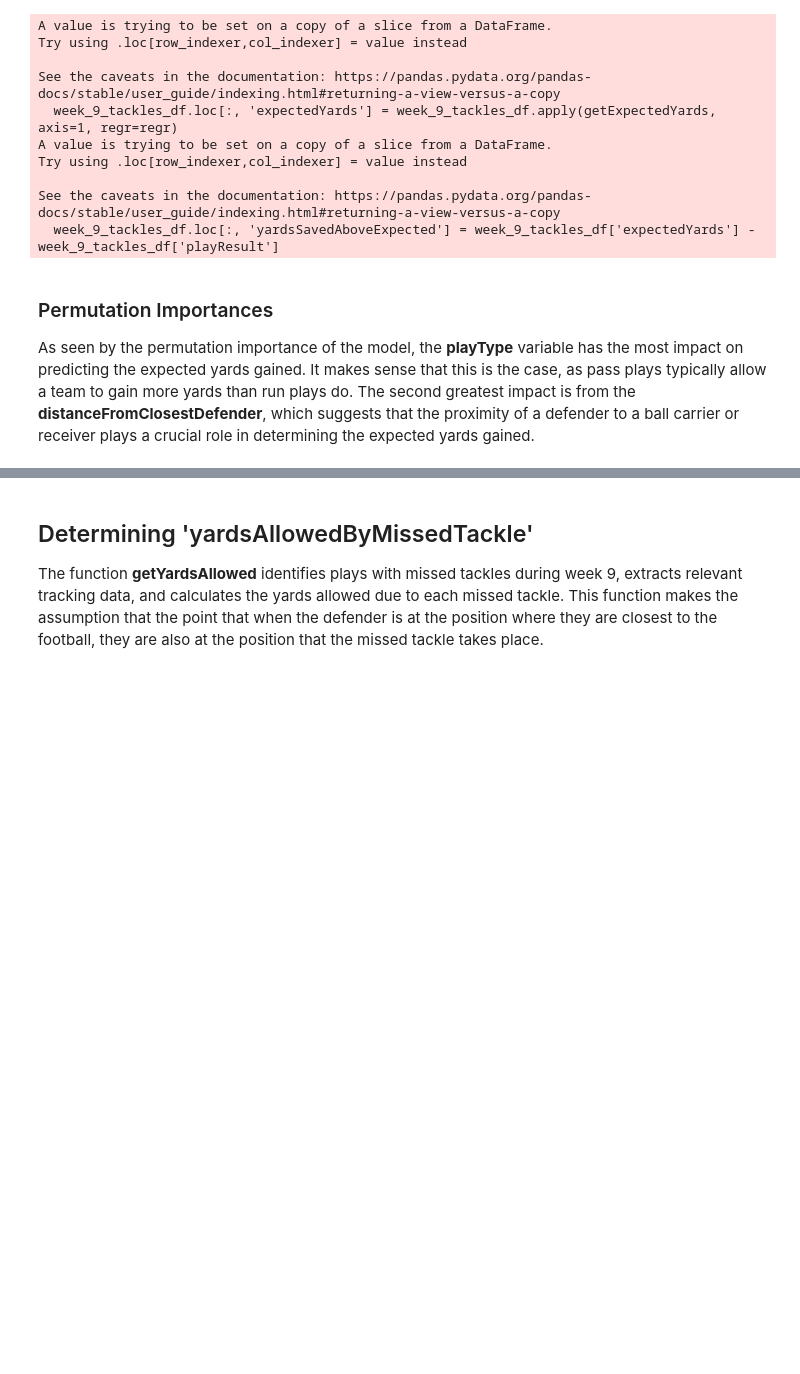
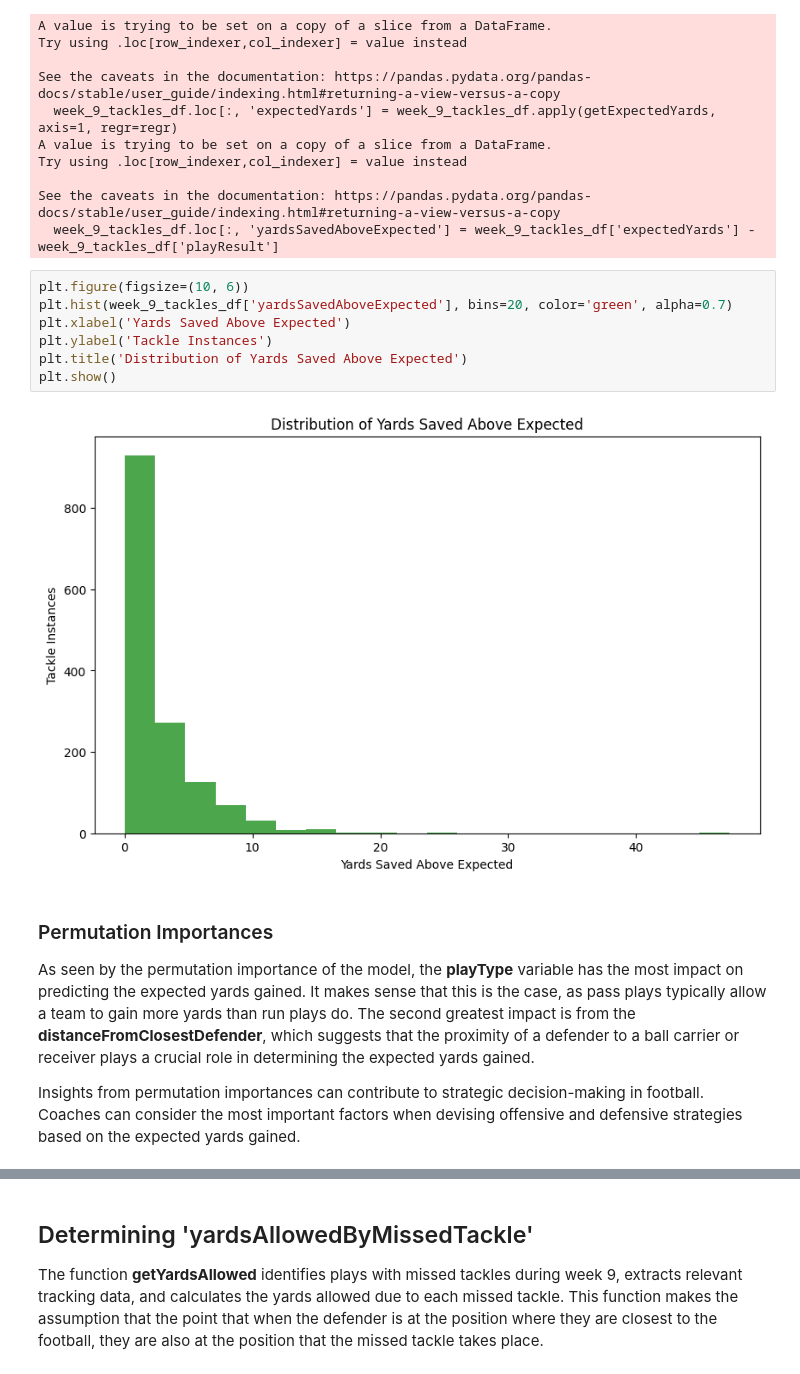
Before and after one commit to jennmohr/nfl-big-data-bowl-24, a Jupyter notebook: evaluation-of-team-tackle-yards-saved-using-ml.ipynb, the cells around one changed output, grey strips where cells are left out. Drawn from its saved outputs; the diff is of its cells as text; blank space fills up the shorter version.

Commit message:
Kaggle Notebook | Evaluation of Team Tackle Yards Saved Using ML | v5

```diff
--- a/evaluation-of-team-tackle-yards-saved-using-ml.ipynb
+++ b/evaluation-of-team-tackle-yards-saved-using-ml.ipynb
@@ -169,10 +169,21 @@ Try using .loc[row_indexer,col_indexer] = value instead
 
 See the caveats in the documentation: https://pandas.pydata.org/pandas-docs/stable/user_guide/indexing.html#returning-a-view-versus-a-copy
   week_9_tackles_df.loc[:, 'yardsSavedAboveExpected'] = week_9_tackles_df['expectedYards'] - week_9_tackles_df['playResult']
+# %%
+plt.figure(figsize=(10, 6))
+plt.hist(week_9_tackles_df['yardsSavedAboveExpected'], bins=20, color='green', alpha=0.7)
+plt.xlabel('Yards Saved Above Expected')
+plt.ylabel('Tackle Instances')
+plt.title('Distribution of Yards Saved Above Expected')
+plt.show()
+# %% [output]
+[figure, added]
 # %% [markdown]
 ### Permutation Importances
 
 As seen by the permutation importance of the model, the **playType** variable has the most impact on predicting the expected yards gained. It makes sense that this is the case, as pass plays typically allow a team to gain more yards than run plays do. The second greatest impact is from the **distanceFromClosestDefender**, which suggests that the proximity of a defender to a ball carrier or receiver plays a crucial role in determining the expected yards gained.
+
+Insights from permutation importances can contribute to strategic decision-making in football. Coaches can consider the most important factors when devising offensive and defensive strategies based on the expected yards gained.
 # %%
 result = permutation_importance(regr, X_train, y_train, n_repeats=10, random_state=42)
 
```
Also changed, not shown: parts of 13 cells of this notebook.
